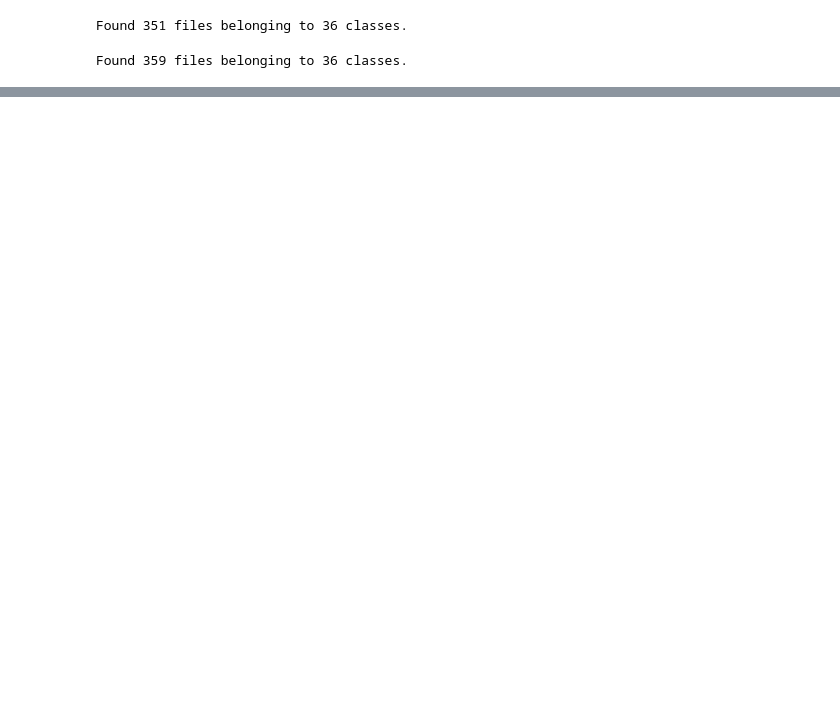
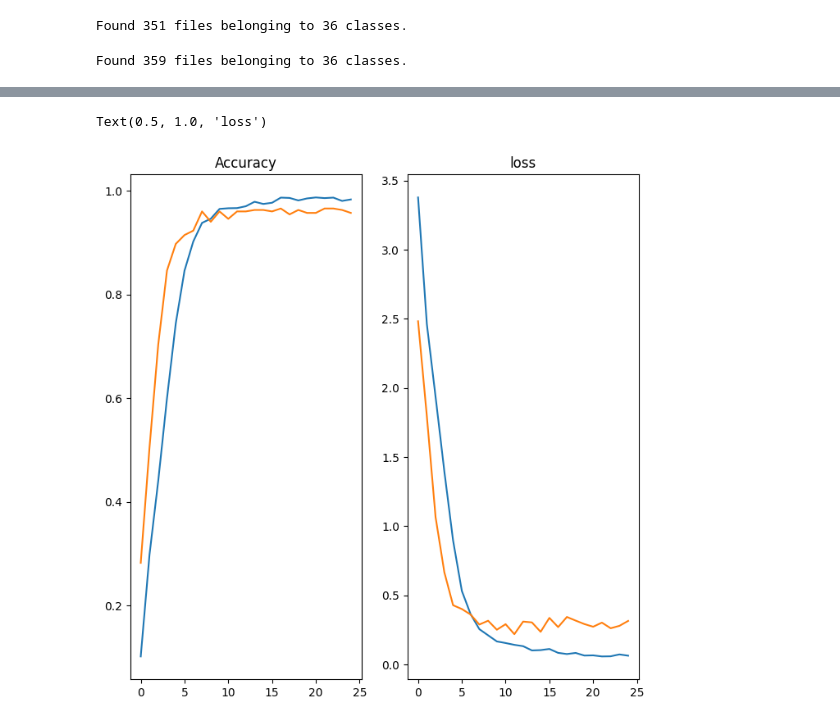
Before and after one commit to muhammadasim092/PythonProjects, a Jupyter notebook: image_classification/img_classification_model.ipynb, the cells around one changed output, grey strips where cells are left out. Cells and saved outputs as stored; diff of their text form; code cells hidden in the pictures; blank space fills up the shorter version.

```diff
--- a/image_classification/img_classification_model.ipynb
+++ b/image_classification/img_classification_model.ipynb
@@ -19,12 +19,12 @@ data_test_path = r"D:\Introduction to Programming with Python\PythonProjects\ima
 data_val_path = r"D:\Introduction to Programming with Python\PythonProjects\image_classification\validation"
 # %%
 img_width = 180
-img_width = 180
+img_height = 180
 # %%
 data_train = tf.keras.utils.image_dataset_from_directory(
     data_train_path,
     shuffle= True ,
-    image_size = (img_width,img_width),
+    image_size = (img_width,img_height),
     batch_size = 32,
     validation_split = False
 )
@@ -36,7 +56,7 @@ data_cat = data_train.class_names
 data_val =tf.keras.utils.image_dataset_from_directory(
     data_val_path,
     shuffle= False ,
-    image_size = (img_width,img_width),
+    image_size = (img_width,img_height),
     batch_size = 32,
     validation_split = False
 )
@@ -88,0 +124,15 @@ Epoch 1/25
+# %%
+epochs_range = range(epochs_size)
+plt.figure(figsize=(8,8))
+plt.subplot(1,2,1)
+plt.plot(epochs_range, history.history['accuracy'],label ='Training Accuracy')
+plt.plot(epochs_range, history.history['val_accuracy'], label= 'Validation Accuracy')
+plt.title('Accuracy')
+
+plt.subplot(1,2,2)
+plt.plot(epochs_range, history.history['loss'],label ='Training loss')
+plt.plot(epochs_range, history.history['val_loss'], label= 'Validation loss')
+plt.title('loss')
+# %% [output]
+Text(0.5, 1.0, 'loss')
+[figure, added]
```
Also changed, not shown: parts of 9 cells of this notebook, 5 other files.
